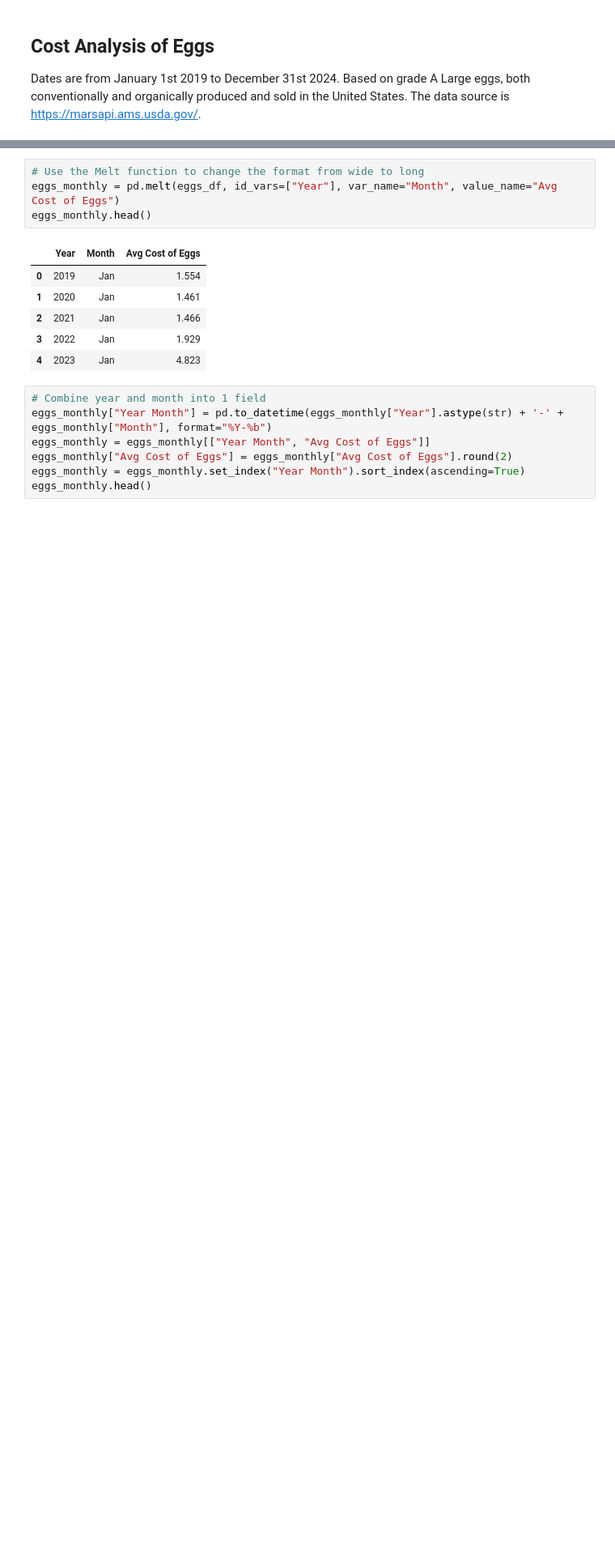
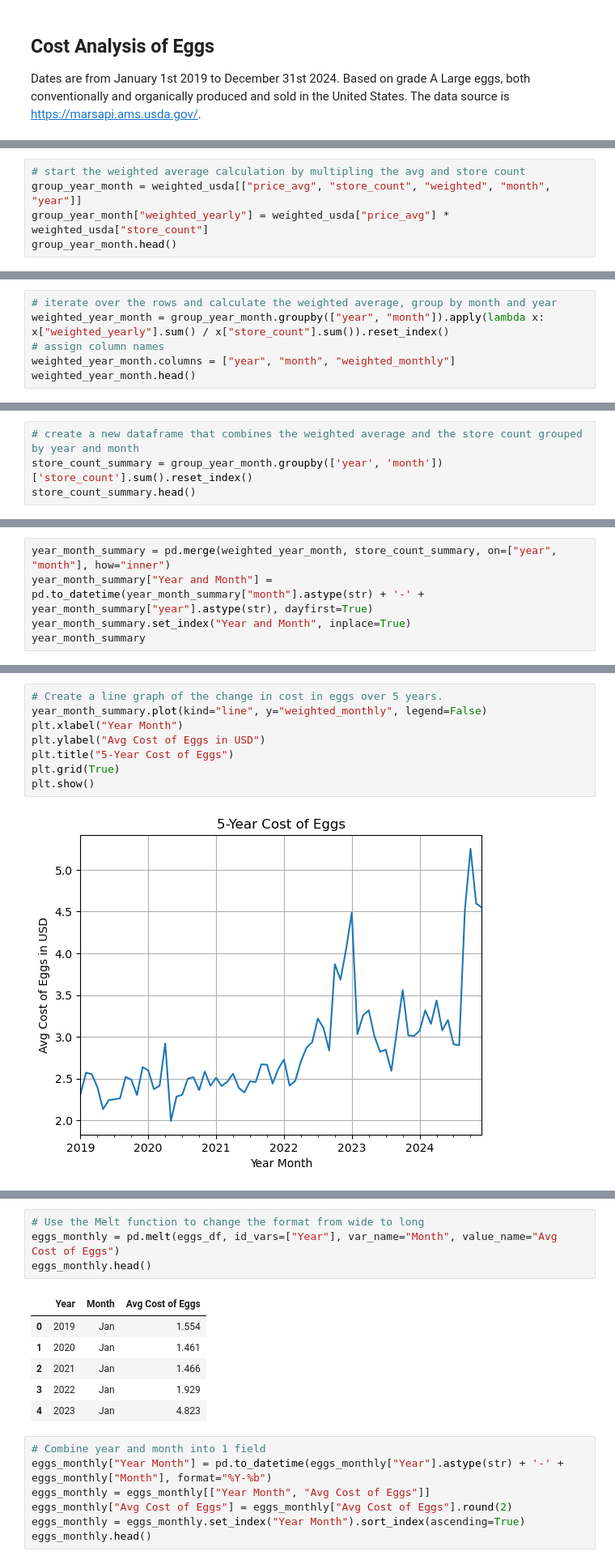
Before and after one commit to country4livin/Project-1-Repo, a Jupyter notebook: 5-yr_cost_of_eggs.ipynb, the cells around one changed output, grey strips where cells are left out. Shown at 81% size. Drawn from its saved outputs; the diff is of its cells as text; blank space fills up the shorter version.

```diff
--- a/5-yr_cost_of_eggs.ipynb
+++ b/5-yr_cost_of_eggs.ipynb
@@ -13,0 +53,5 @@ csv_path = Path("Resources/5_year_eggs.csv")
+# %%
+# start the weighted average calculation by multipling the avg and store count
+group_year_month = weighted_usda[["price_avg", "store_count", "weighted", "month", "year"]]
+group_year_month["weighted_yearly"] = weighted_usda["price_avg"] * weighted_usda["store_count"]
+group_year_month.head()
@@ -13,0 +70,6 @@ csv_path = Path("Resources/5_year_eggs.csv")
+# %%
+# iterate over the rows and calculate the weighted average, group by month and year
+weighted_year_month = group_year_month.groupby(["year", "month"]).apply(lambda x: x["weighted_yearly"].sum() / x["store_count"].sum()).reset_index()
+# assign column names
+weighted_year_month.columns = ["year", "month", "weighted_monthly"]
+weighted_year_month.head()
@@ -13,0 +83,4 @@ csv_path = Path("Resources/5_year_eggs.csv")
+# %%
+# create a new dataframe that combines the weighted average and the store count grouped by year and month
+store_count_summary = group_year_month.groupby(['year', 'month'])['store_count'].sum().reset_index()
+store_count_summary.head()
@@ -13,0 +94,5 @@ csv_path = Path("Resources/5_year_eggs.csv")
+# %%
+year_month_summary = pd.merge(weighted_year_month, store_count_summary, on=["year", "month"], how="inner")
+year_month_summary["Year and Month"] = pd.to_datetime(year_month_summary["month"].astype(str) + '-' + year_month_summary["year"].astype(str), dayfirst=True)
+year_month_summary.set_index("Year and Month", inplace=True)
+year_month_summary
@@ -13,0 +114,10 @@ csv_path = Path("Resources/5_year_eggs.csv")
+# %%
+# Create a line graph of the change in cost in eggs over 5 years.
+year_month_summary.plot(kind="line", y="weighted_monthly", legend=False)
+plt.xlabel("Year Month")
+plt.ylabel("Avg Cost of Eggs in USD")
+plt.title("5-Year Cost of Eggs")
+plt.grid(True)
+plt.show()
+# %% [output]
+[figure, added]
```
Also changed, not shown: parts of 12 cells of this notebook.
